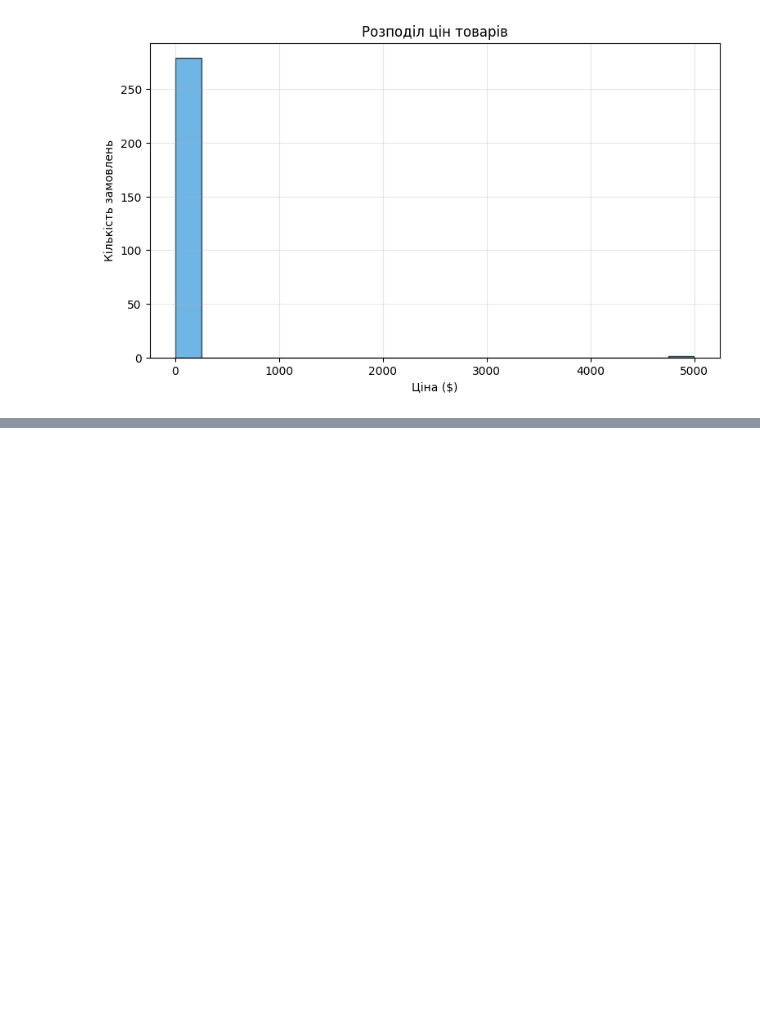
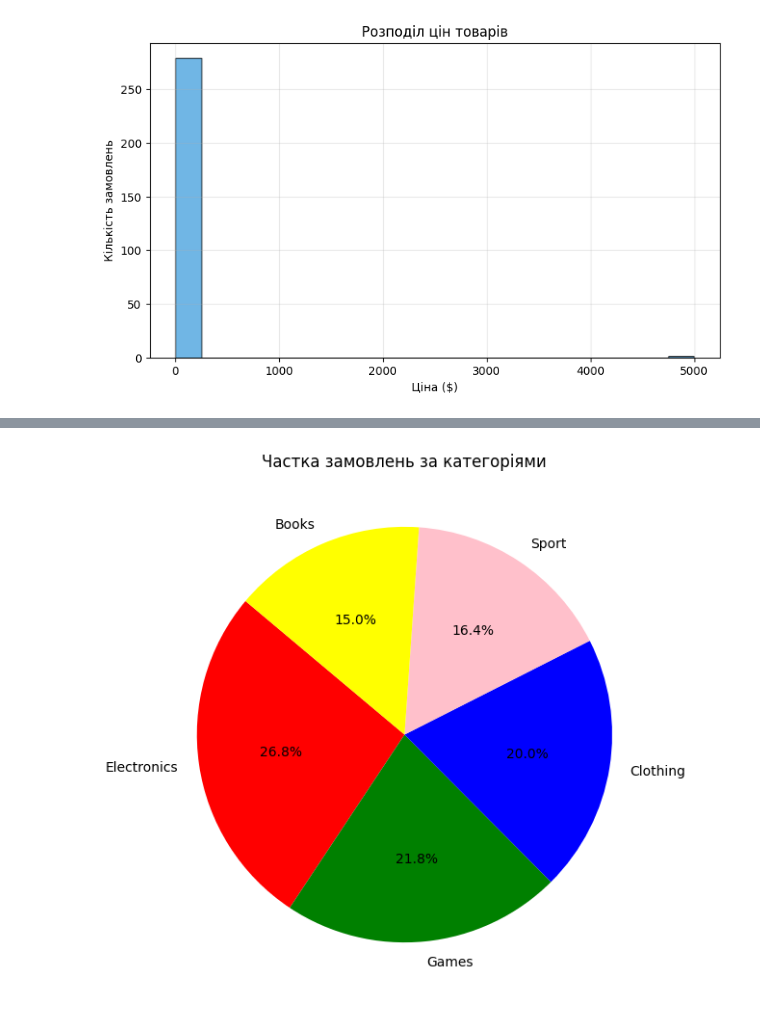
Before and after one commit to DearDarlin/sales, a Jupyter notebook: sales_analysis.ipynb, the cells around one changed output, grey strips where cells are left out. Saved outputs shown, nothing was run; the diff lists cells and outputs as text; code cells hidden in the pictures; blank space fills up the shorter version.

```diff
--- a/sales_analysis.ipynb
+++ b/sales_analysis.ipynb
@@ -239,0 +252,15 @@ plt.show()
+# %%
+diagram = df['Category'].value_counts()
+
+plt.figure(figsize=(7, 7))
+plt.pie(
+    diagram.values,
+    labels=diagram.index,
+    autopct='%1.1f%%',
+    startangle=140,
+    colors=['red', 'green', 'blue', 'pink', 'yellow'],
+)
+plt.title('Частка замовлень за категоріями')
+plt.show()
+# %% [output]
+[figure, added]
```
Also changed, not shown: parts of 5 cells of this notebook.
